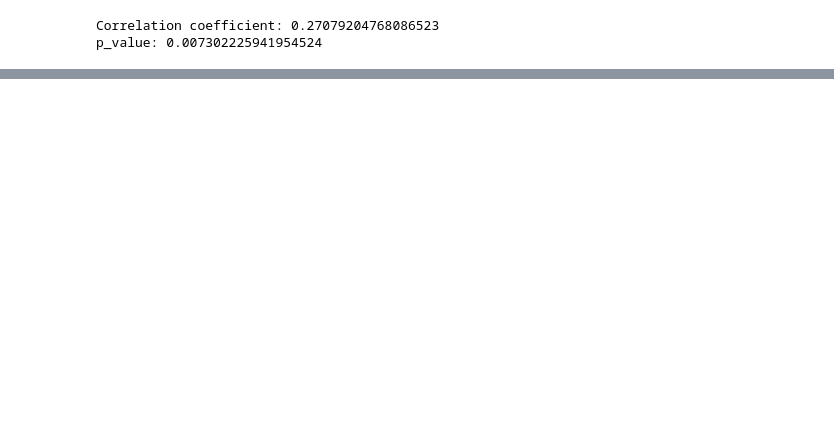
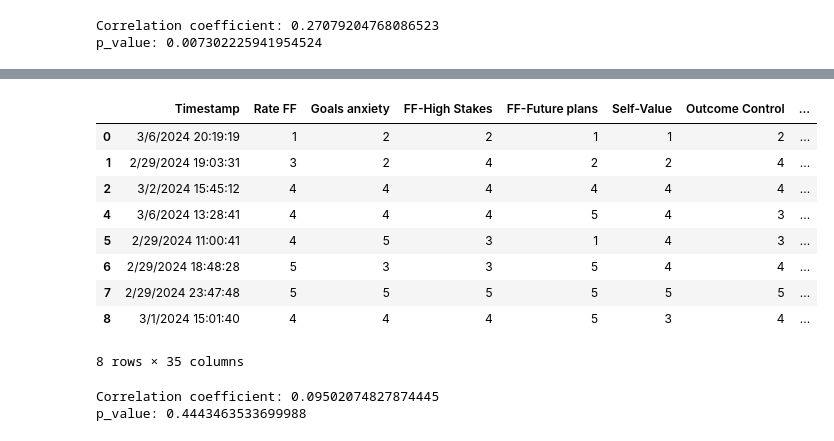
Before and after one commit to SamShebin/cogs-164, a Jupyter notebook: cogs164.ipynb, the cells around one changed output, grey strips where cells are left out. Cells and saved outputs as stored; diff of their text form; code cells hidden in the pictures; blank space fills up the shorter version.

```diff
--- a/cogs164.ipynb
+++ b/cogs164.ipynb
@@ -198,0 +423,23 @@ print("p_value:", p_value)
+# %%
+filtered_values = df[df['Relationship Between Grades & Learning'] == 'grades do not accurately reflect learning']
+filtered_values.head(8)
+# %% [output]
+|  | Timestamp | Rate FF | Goals anxiety | FF-High Stakes | FF-Future plans | Self-Value | Outcome Control | ... |
+| 0 | 3/6/2024 20:19:19 | 1 | 2 | 2 | 1 | 1 | 2 | ... |
+| 1 | 2/29/2024 19:03:31 | 3 | 2 | 4 | 2 | 2 | 4 | ... |
+| 2 | 3/2/2024 15:45:12 | 4 | 4 | 4 | 4 | 4 | 4 | ... |
+| 4 | 3/6/2024 13:28:41 | 4 | 4 | 4 | 5 | 4 | 3 | ... |
+| 5 | 2/29/2024 11:00:41 | 4 | 5 | 3 | 1 | 4 | 3 | ... |
+| 6 | 2/29/2024 18:48:28 | 5 | 3 | 3 | 5 | 4 | 4 | ... |
+| 7 | 2/29/2024 23:47:48 | 5 | 5 | 5 | 5 | 5 | 5 | ... |
+| 8 | 3/1/2024 15:01:40 | 4 | 4 | 4 | 5 | 3 | 4 | ... |
+8 rows × 35 columns
+# %%
+correlation_coefficient, p_value = pearsonr(filtered_values['FoF Total'],filtered_values['Mot Total'] )
+
+# Print the correlation coefficient
+print("Correlation coefficient:", correlation_coefficient)
+print("p_value:", p_value)
+# %% [output]
+Correlation coefficient: 0.09502074827874445
+p_value: 0.4443463533699988
```
Also changed, not shown: parts of 18 cells of this notebook.
